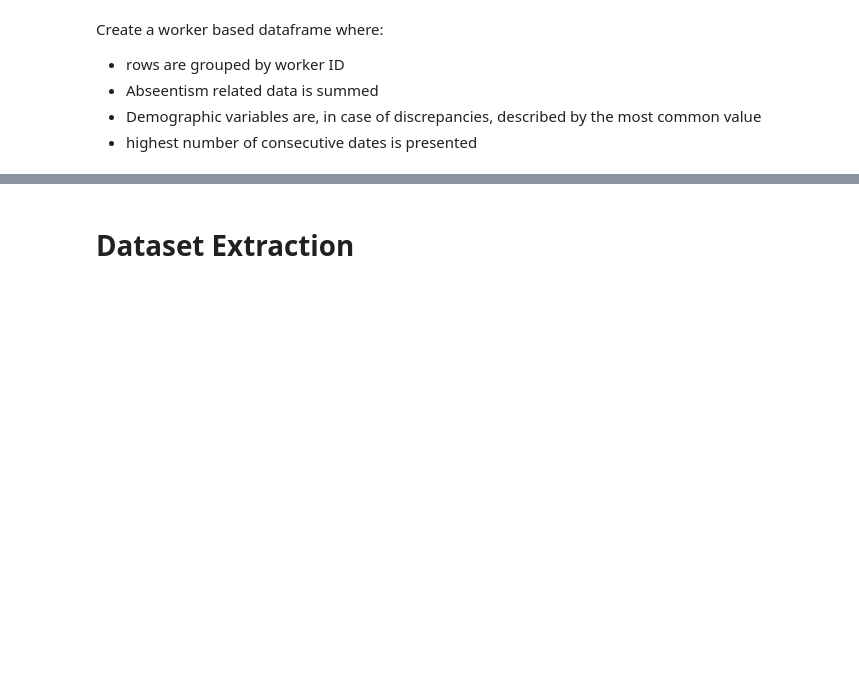
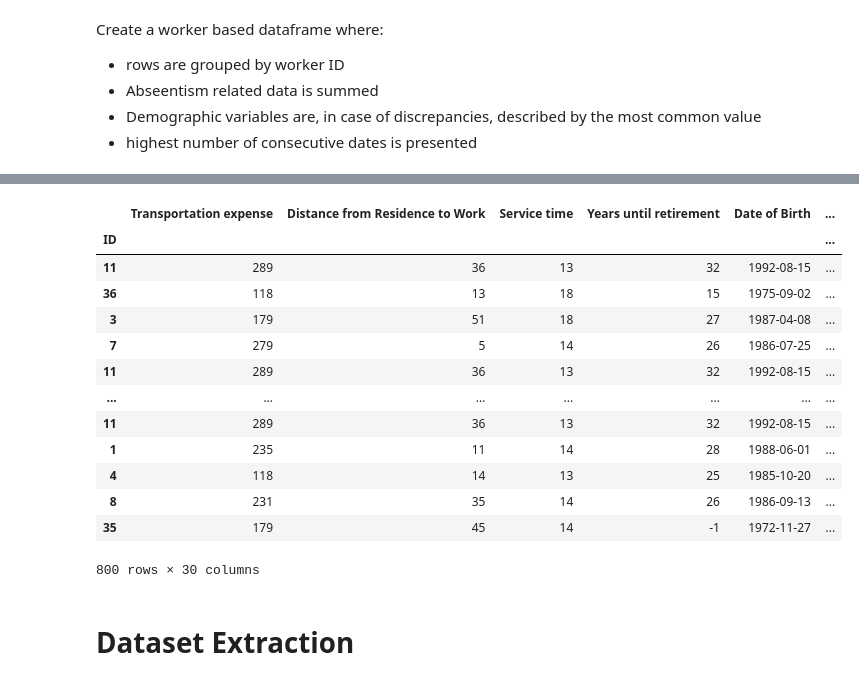
Before and after one commit to Pinky-Tie/reasons_for_absenteeism, a Jupyter notebook: code/eda.ipynb, the cells around one changed output, grey strips where cells are left out. Drawn from its saved outputs; the diff is of its cells as text; code cells hidden in the pictures; blank space fills up the shorter version.

```diff
--- a/code/eda.ipynb
+++ b/code/eda.ipynb
@@ -1014,0 +810,5 @@ Create a worker based dataframe where:
+# %%
+# Encoding other categorical values to still-categorical dummies
+cat_cols = ['Day of the week', 'Seasons','Education','bmi_category']
+# create dummy variables for *only* these columns
+processed_abs = pd.get_dummies(processed_abs, columns=cat_cols, drop_first=True)
@@ -1014,0 +817,18 @@ Create a worker based dataframe where:
+# %%
+# Convert month names to numbers (1–12)
+month_map = {
+    'January':1, 'February':2, 'March':3, 'April':4, 'May':5, 'June':6,
+    'July':7, 'August':8, 'September':9, 'October':10, 'November':11, 'December':12
+}
+
+processed_abs['Month_num'] = processed_abs['Month of absence'].map(month_map)
+
+# Cyclical encoding
+processed_abs['Month_sin'] = np.sin(2 * np.pi * processed_abs['Month_num'] / 12)
+processed_abs['Month_cos'] = np.cos(2 * np.pi * processed_abs['Month_num'] / 12)
+
+# Drop Month_num
+processed_abs = processed_abs.drop(columns=['Month_num'])
+
+# Then drop the original column
+processed_abs = processed_abs.drop(columns=['Month of absence'])
@@ -1015,3 +837,26 @@ Create a worker based dataframe where:
+# %%
+freq_map = processed_abs['Reason for absence'].value_counts(normalize=True)
+processed_abs['Reason_for_abs_freq'] = processed_abs['Reason for absence'].map(freq_map)
+
+# Then drop the original column
+processed_abs = processed_abs.drop(columns=['Reason for absence'])
+# %%
+processed_abs
+# %% [output]
+|  | Transportation expense | Distance from Residence to Work | Service time | Years until retirement | Date of Birth | ... |
+| ID |  |  |  |  |  | ... |
+| 11 | 289 | 36 | 13 | 32 | 1992-08-15 | ... |
+| 36 | 118 | 13 | 18 | 15 | 1975-09-02 | ... |
+| 3 | 179 | 51 | 18 | 27 | 1987-04-08 | ... |
+| 7 | 279 | 5 | 14 | 26 | 1986-07-25 | ... |
+| 11 | 289 | 36 | 13 | 32 | 1992-08-15 | ... |
+| ... | ... | ... | ... | ... | ... | ... |
+| 11 | 289 | 36 | 13 | 32 | 1992-08-15 | ... |
+| 1 | 235 | 11 | 14 | 28 | 1988-06-01 | ... |
+| 4 | 118 | 14 | 13 | 25 | 1985-10-20 | ... |
+| 8 | 231 | 35 | 14 | 26 | 1986-09-13 | ... |
+| 35 | 179 | 45 | 14 | -1 | 1972-11-27 | ... |
+800 rows × 30 columns
 # %% [markdown]
  # **Dataset Extraction<font>**
 # %%
```
Also changed, not shown: parts of 75 cells of this notebook, 3 other files.
